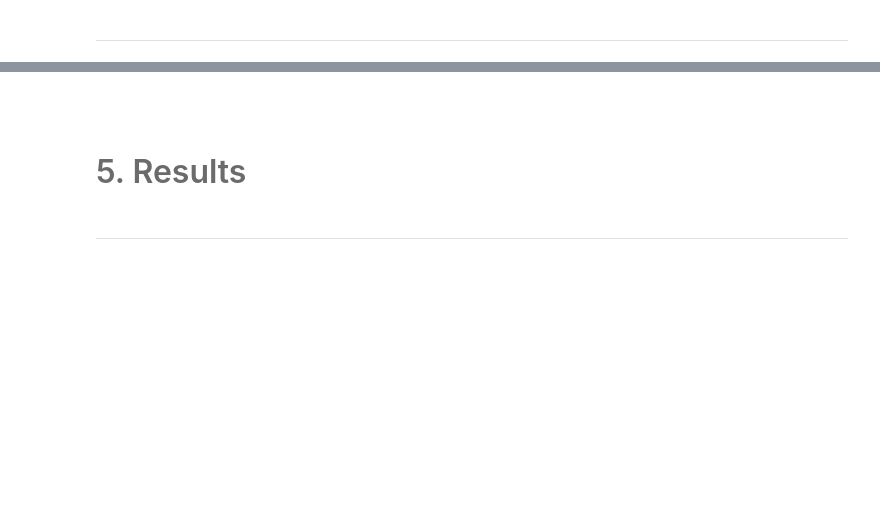
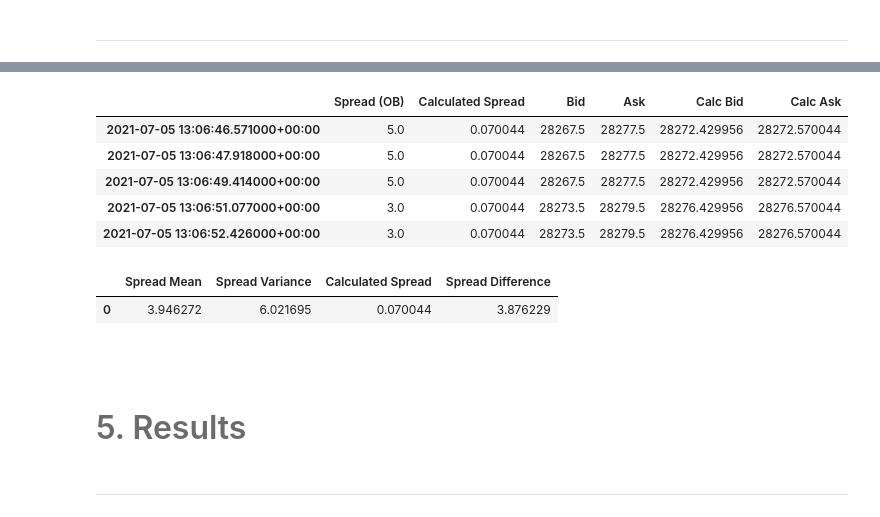
Before and after one commit to Xarenyglp/Lab2-Models, a Jupyter notebook: notebook.ipynb, the cells around one changed output, grey strips where cells are left out. Cells and saved outputs as stored; diff of their text form; code cells hidden in the pictures; blank space fills up the shorter version.

Commit message:
Major Changes
Changes to:
- notebook.ipynb
- main
- functions
- visualizations

```diff
--- a/notebook.ipynb
+++ b/notebook.ipynb
@@ -94,0 +108,11 @@ import sys
+# %%
+# Martingale results for the entire data:
+# Metrics from Functions library
+ob_df,_,_ = functions.df_metrics(data_ob)
+# midpricess from metrics dataframe
+midprices = ob_df["Mid Price"]
+
+# Asset pricing model: Best estimator for future prices is current price
+# Is it valid most of the time?
+M1_e1 = functions.Model1_E1(midprices)
+M1_e1
@@ -105,3 +176,18 @@ import sys
+# %%
+M2_1,M2_2 = functions.Model2(pd.DataFrame(midprices),ob_df)
+M2_1.head()
+# %% [output]
+|  | Spread (OB) | Calculated Spread | Bid | Ask | Calc Bid | Calc Ask |
+| 2021-07-05 13:06:46.571000+00:00 | 5.0 | 0.070044 | 28267.5 | 28277.5 | 28272.429956 | 28272.570044 |
+| 2021-07-05 13:06:47.918000+00:00 | 5.0 | 0.070044 | 28267.5 | 28277.5 | 28272.429956 | 28272.570044 |
+| 2021-07-05 13:06:49.414000+00:00 | 5.0 | 0.070044 | 28267.5 | 28277.5 | 28272.429956 | 28272.570044 |
+| 2021-07-05 13:06:51.077000+00:00 | 3.0 | 0.070044 | 28273.5 | 28279.5 | 28276.429956 | 28276.570044 |
+| 2021-07-05 13:06:52.426000+00:00 | 3.0 | 0.070044 | 28273.5 | 28279.5 | 28276.429956 | 28276.570044 |
+# %%
+M2_2
+# %% [output]
+|  | Spread Mean | Spread Variance | Calculated Spread | Spread Difference |
+| 0 | 3.946272 | 6.021695 | 0.070044 | 3.876229 |
 # %% [markdown]
 <br>
 # %% [markdown]
```
Also changed, not shown: parts of 51 cells of this notebook, 3 other files.
